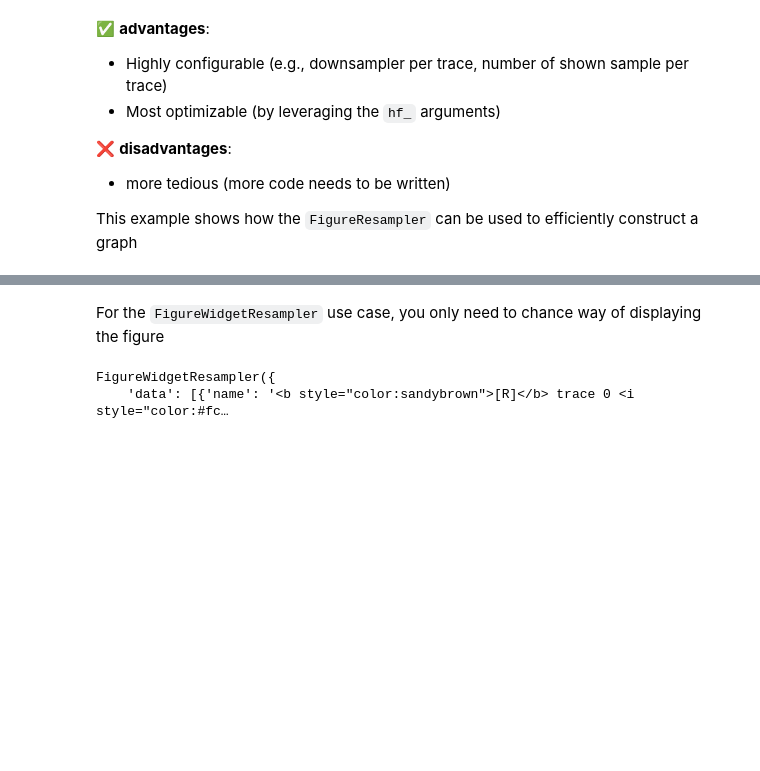
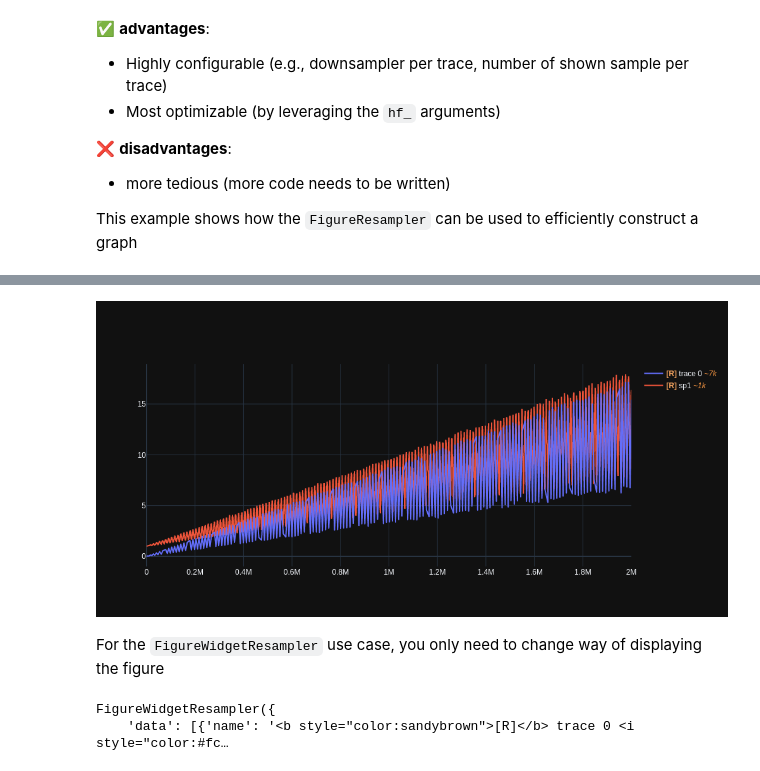
Before and after one commit to predict-idlab/plotly-resampler, a Jupyter notebook: examples/basic_example.ipynb, the cells around one changed output, grey strips where cells are left out. Saved outputs shown, nothing was run; the diff lists cells and outputs as text; code cells hidden in the pictures; blank space fills up the shorter version.

```diff
--- a/examples/basic_example.ipynb
+++ b/examples/basic_example.ipynb
@@ -116,22 +123,25 @@ This example shows how the `FigureResampler` can be used to efficiently construc
 # %%
 # 1. Wrap the figure with the FigureResampler class
 fig = FigureResampler(go.Figure())
 
 # Add the trace using the `hf_x` & `hf_y` for faster rendering
 # (this does not impact the resampling speed once rendered)
 fig.add_trace(go.Scattergl(showlegend=True), hf_x=x, hf_y=noisy_sine, max_n_samples=300)
 # Note how a dict input is also valid and how different # of samples per trace are used
 fig.add_trace(dict(x=x, y=noisy_sine + 1, name='sp1'), max_n_samples=2000)
 
 # Optional: update the layout
 fig.update_layout(height=400, template="plotly_dark")
 
 # 2. Call show_dash
 fig.show_dash(mode="inline")
+if USE_PNG:
+    fig.show(renderer="png", width=1000, height=500)
 # %% [output]
 [interactive output not drawn]
+[figure, added]
 # %% [markdown]
-For the `FigureWidgetResampler` use case, you only need to chance way of displaying the figure
+For the `FigureWidgetResampler` use case, you only need to change way of displaying the figure
 # %%
 # Same content as above, but using the FigureWidgetResampler class
 fig = FigureWidgetResampler(go.Figure())
```
Also changed, not shown: parts of 12 cells of this notebook.
